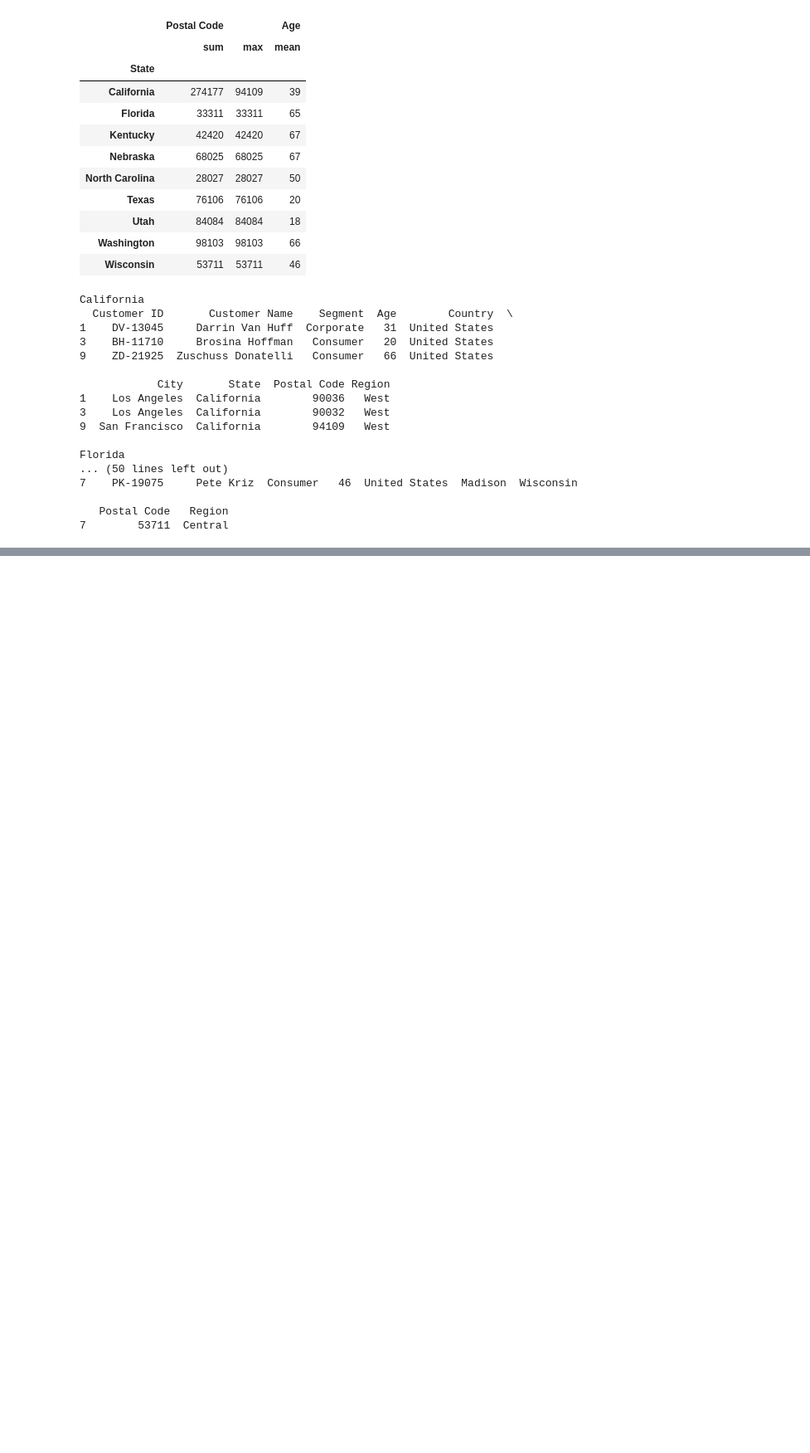
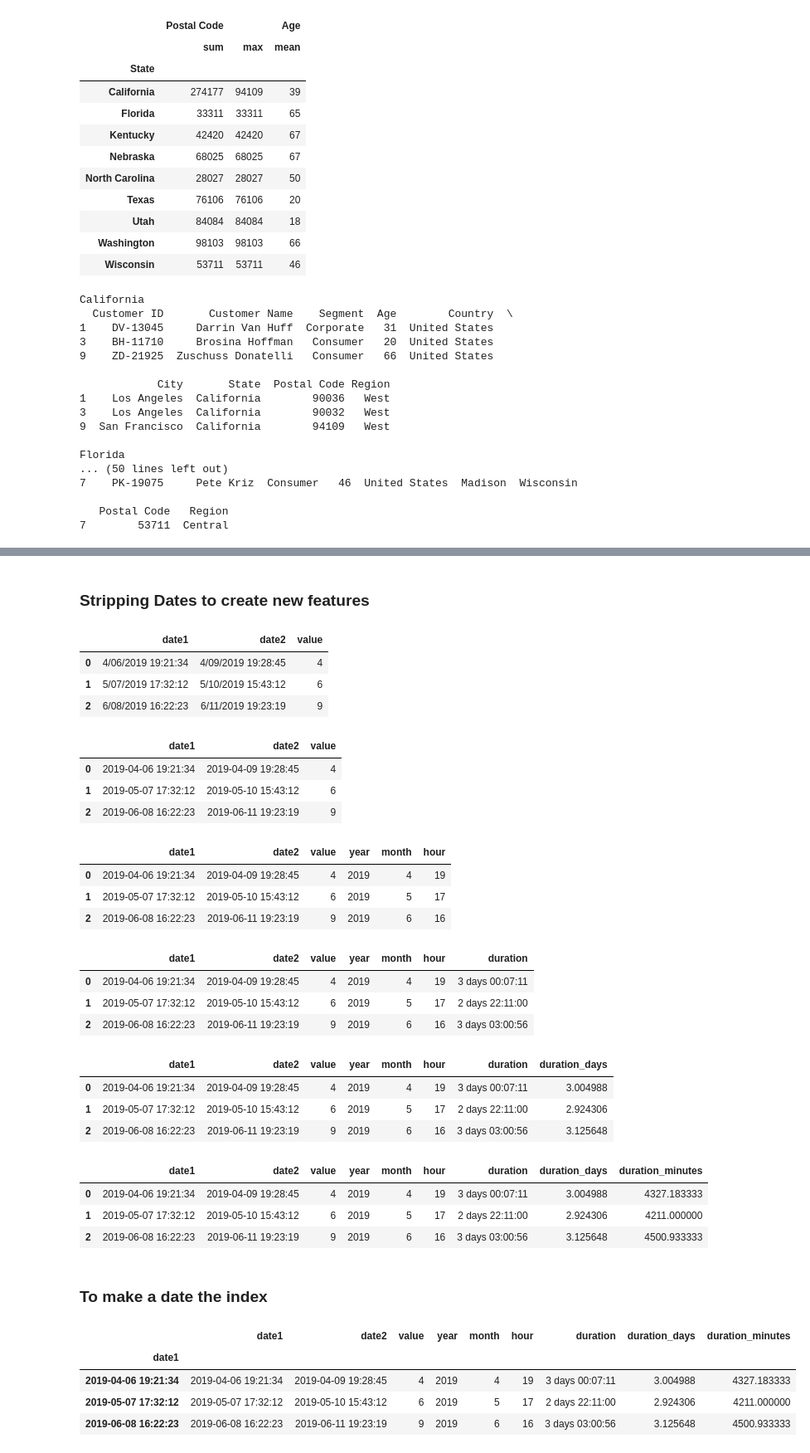
Before and after one commit to Stan-Leigh/SQL, a Jupyter notebook: Working with Text Data.ipynb, the cells around one changed output, grey strips where cells are left out. Shown at 83% size. Saved outputs shown, nothing was run; the diff lists cells and outputs as text; code cells hidden in the pictures; blank space fills up the shorter version.

```diff
--- a/Working with Text Data.ipynb
+++ b/Working with Text Data.ipynb
@@ -413,0 +461,2 @@ Florida
+# %% [markdown]
+### Stripping Dates to create new features
@@ -413,0 +467,7 @@ Florida
+# %%
+df
+# %% [output]
+|  | date1 | date2 | value |
+| 0 | 4/06/2019 19:21:34 | 4/09/2019 19:28:45 | 4 |
+| 1 | 5/07/2019 17:32:12 | 5/10/2019 15:43:12 | 6 |
+| 2 | 6/08/2019 16:22:23 | 6/11/2019 19:23:19 | 9 |
@@ -413,0 +478,7 @@ Florida
+# %%
+df
+# %% [output]
+|  | date1 | date2 | value |
+| 0 | 2019-04-06 19:21:34 | 2019-04-09 19:28:45 | 4 |
+| 1 | 2019-05-07 17:32:12 | 2019-05-10 15:43:12 | 6 |
+| 2 | 2019-06-08 16:22:23 | 2019-06-11 19:23:19 | 9 |
@@ -413,0 +491,16 @@ Florida
+# %%
+df
+# %% [output]
+|  | date1 | date2 | value | year | month | hour |
+| 0 | 2019-04-06 19:21:34 | 2019-04-09 19:28:45 | 4 | 2019 | 4 | 19 |
+| 1 | 2019-05-07 17:32:12 | 2019-05-10 15:43:12 | 6 | 2019 | 5 | 17 |
+| 2 | 2019-06-08 16:22:23 | 2019-06-11 19:23:19 | 9 | 2019 | 6 | 16 |
+# %%
+df['duration'] = df['date2'] - df['date1']
+# %%
+df
+# %% [output]
+|  | date1 | date2 | value | year | month | hour | duration |
+| 0 | 2019-04-06 19:21:34 | 2019-04-09 19:28:45 | 4 | 2019 | 4 | 19 | 3 days 00:07:11 |
+| 1 | 2019-05-07 17:32:12 | 2019-05-10 15:43:12 | 6 | 2019 | 5 | 17 | 2 days 22:11:00 |
+| 2 | 2019-06-08 16:22:23 | 2019-06-11 19:23:19 | 9 | 2019 | 6 | 16 | 3 days 03:00:56 |
@@ -413,0 +509,30 @@ Florida
+# %%
+df['duration_days'] = df['duration'] / timedelta(days=1)
+# %%
+df
+# %% [output]
+|  | date1 | date2 | value | year | month | hour | duration | duration_days |
+| 0 | 2019-04-06 19:21:34 | 2019-04-09 19:28:45 | 4 | 2019 | 4 | 19 | 3 days 00:07:11 | 3.004988 |
+| 1 | 2019-05-07 17:32:12 | 2019-05-10 15:43:12 | 6 | 2019 | 5 | 17 | 2 days 22:11:00 | 2.924306 |
+| 2 | 2019-06-08 16:22:23 | 2019-06-11 19:23:19 | 9 | 2019 | 6 | 16 | 3 days 03:00:56 | 3.125648 |
+# %%
+df['duration_minutes'] = df['duration'] / timedelta(minutes=1)
+# %%
+df
+# %% [output]
+|  | date1 | date2 | value | year | month | hour | duration | duration_days | duration_minutes |
+| 0 | 2019-04-06 19:21:34 | 2019-04-09 19:28:45 | 4 | 2019 | 4 | 19 | 3 days 00:07:11 | 3.004988 | 4327.183333 |
+| 1 | 2019-05-07 17:32:12 | 2019-05-10 15:43:12 | 6 | 2019 | 5 | 17 | 2 days 22:11:00 | 2.924306 | 4211.000000 |
+| 2 | 2019-06-08 16:22:23 | 2019-06-11 19:23:19 | 9 | 2019 | 6 | 16 | 3 days 03:00:56 | 3.125648 | 4500.933333 |
+# %% [markdown]
+### To make a date the index
+# %%
+df.index = df['date1']
+# %%
+df
+# %% [output]
+|  | date1 | date2 | value | year | month | hour | duration | duration_days | duration_minutes |
+| date1 |  |  |  |  |  |  |  |  |  |
+| 2019-04-06 19:21:34 | 2019-04-06 19:21:34 | 2019-04-09 19:28:45 | 4 | 2019 | 4 | 19 | 3 days 00:07:11 | 3.004988 | 4327.183333 |
+| 2019-05-07 17:32:12 | 2019-05-07 17:32:12 | 2019-05-10 15:43:12 | 6 | 2019 | 5 | 17 | 2 days 22:11:00 | 2.924306 | 4211.000000 |
+| 2019-06-08 16:22:23 | 2019-06-08 16:22:23 | 2019-06-11 19:23:19 | 9 | 2019 | 6 | 16 | 3 days 03:00:56 | 3.125648 | 4500.933333 |
```
Also changed, not shown: parts of 22 cells of this notebook.
